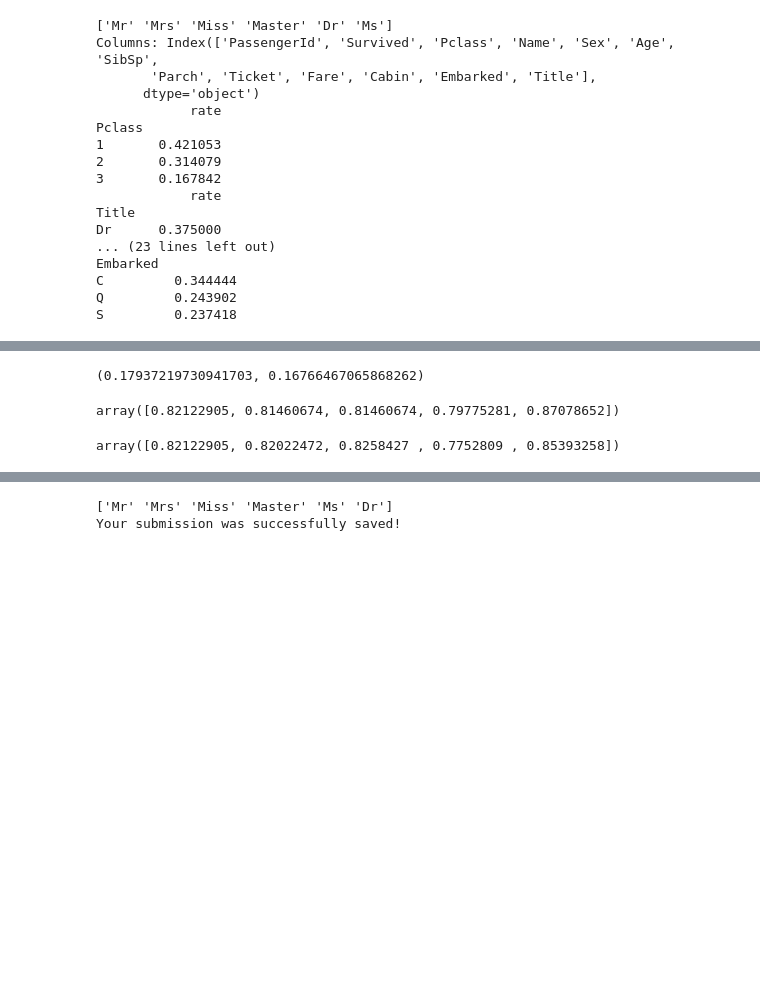
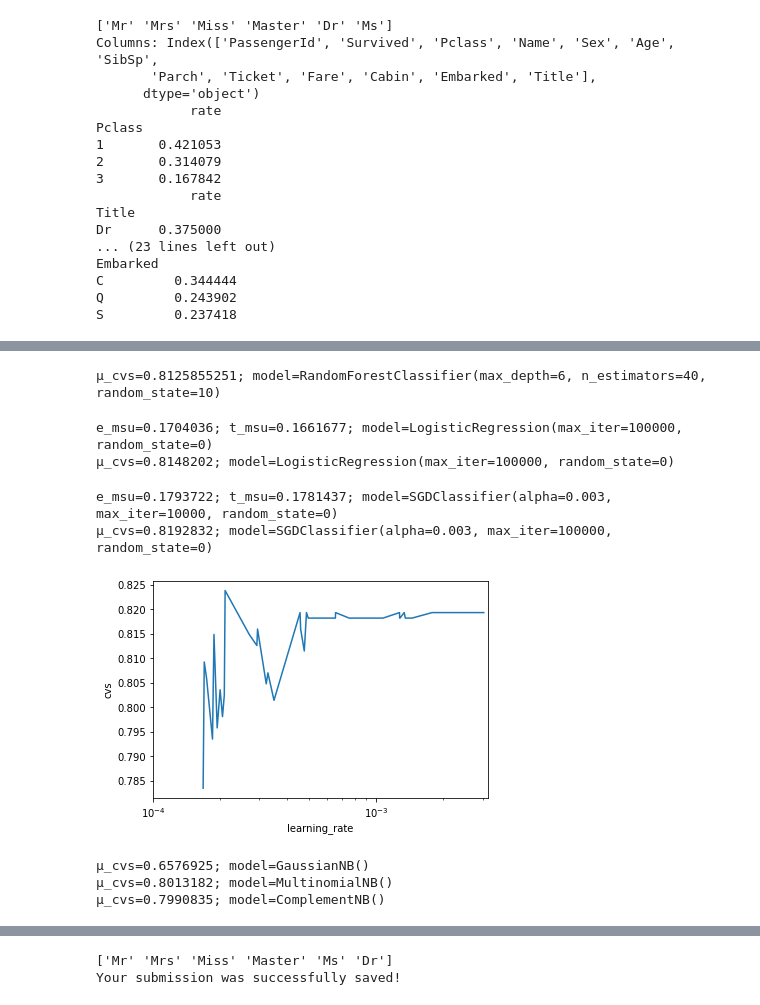
Before and after one commit to Jallermax/ML_experiments, a Jupyter notebook: notebooks/getting-started-with-titanic-v2.ipynb, the cells around one changed output, grey strips where cells are left out. Cells and saved outputs as stored; diff of their text form; code cells hidden in the pictures; blank space fills up the shorter version.

Commit message:
restructure + add more models for comparing

```diff
--- a/notebooks/getting-started-with-titanic-v2.ipynb
+++ b/notebooks/getting-started-with-titanic-v2.ipynb
@@ -156,6 +153,7 @@ Q         0.243902
 S         0.237418
 # %%
 from sklearn.metrics import mean_squared_error
+from sklearn.model_selection import cross_val_score
 
 def eval_msu(x_train, x_eval, y_train, y_eval, _model):
     _model.fit(x_train, train_y)
@@ -163,8 +161,14 @@ def eval_msu(x_train, x_eval, y_train, y_eval, _model):
     msu = mean_squared_error(y_eval, eval_predictions)
     train_predictions = _model.predict(x_train)
     train_msu = mean_squared_error(y_train, train_predictions)
-    # print(f"Eval msu = {msu}")
     return msu, train_msu
+
+def print_msu(x_train, x_eval, y_train, y_eval, _model):
+    msu, train_msu = eval_msu(x_train, x_eval, y_train, y_eval, _model)
+    print(f"e_msu={msu:.7f}; t_msu={train_msu:.7f}; model={_model}")
+
+def print_cvs(_model, x_eval, y_eval):
+    print(f"µ_cvs={cross_val_score(_model, x_eval, y_eval, cv=5).mean():.7f}; model={_model}")
 # %%
 from sklearn.ensemble import RandomForestClassifier
 
@@ -228,17 +215,61 @@ train_m=0.16317; CVS=0.81707
+# %%
+model = RandomForestClassifier(n_estimators=40, max_depth=6, random_state=10)
+print_cvs(model, X.fillna(X.mean()), y)
+
+def plot_random_forest_by_depth_and_est():
+    for d in range(4, 15):
+        forest_accuracy_estimators(X.fillna(X.mean()), y, train_x, eval_x, train_y, eval_y, d, max_est=400, est_step=10)
+    plt.legend()
+    plt.show()
+# plot_random_forest_by_depth_and_est()
+# %% [output]
+µ_cvs=0.8125855251; model=RandomForestClassifier(max_depth=6, n_estimators=40, random_state=10)
 # %%
 from sklearn.linear_model import LogisticRegression
 
-model = LogisticRegression(random_state=0, max_iter=10000)
+model = LogisticRegression(random_state=0, max_iter=100000)
 model.fit(train_x, train_y)
-eval_msu(train_x, eval_x, train_y, eval_y, model)
+print_msu(train_x, eval_x, train_y, eval_y, model)
+print_cvs(model, X.fillna(X.mean()), y)
 # %% [output]
-(0.17937219730941703, 0.16766467065868262)
+e_msu=0.1704036; t_msu=0.1661677; model=LogisticRegression(max_iter=100000, random_state=0)
+µ_cvs=0.8148202; model=LogisticRegression(max_iter=100000, random_state=0)
-# %%
-from sklearn.model_selection import cross_val_score
-cross_val_score(LogisticRegression(random_state=0, max_iter=1000), X.fillna(X.mean()), y, cv=5)
-# %% [output]
-array([0.82122905, 0.81460674, 0.81460674, 0.79775281, 0.87078652])
-# %%
-cross_val_score(RandomForestClassifier(n_estimators=40, max_depth=6, random_state=10), X.fillna(X.mean()), y, cv=5)
-# %% [output]
-array([0.82122905, 0.82022472, 0.8258427 , 0.7752809 , 0.85393258])
+# %%
+from sklearn.linear_model import SGDClassifier
+
+print_msu(train_x, eval_x, train_y, eval_y, SGDClassifier(random_state=0, max_iter=10000, alpha=0.003))
+print_cvs(SGDClassifier(random_state=0, max_iter=100000, alpha=0.003), X.fillna(X.mean()), y)
+
+def plot_sgd_by_lr():
+    graph = {}
+    for i in range(50):
+        exp = -1.3 * np.random.rand() - 2.5
+        alpha = 10 ** exp
+        cvs = cross_val_score(SGDClassifier(random_state=0, max_iter=100000, alpha=alpha), X.fillna(X.mean()), y,
+                              cv=5).mean()
+        graph[alpha] = cvs
+    lists = sorted(graph.items(), reverse=True)  # sorted by key, return a list of tuples
+    _x, _y = zip(*lists)
+    plt.plot(_x, _y)
+    plt.xscale('log')
+    plt.xlabel('learning_rate')
+    plt.ylabel('cvs')
+    plt.xlim(10 ** -4, 10 ** -2.5)
+    plt.show()
+plot_sgd_by_lr()
+# %% [output]
+e_msu=0.1793722; t_msu=0.1781437; model=SGDClassifier(alpha=0.003, max_iter=10000, random_state=0)
+µ_cvs=0.8192832; model=SGDClassifier(alpha=0.003, max_iter=100000, random_state=0)
+[figure, added]
+# %%
+from sklearn.naive_bayes import GaussianNB
+from sklearn.naive_bayes import MultinomialNB
+from sklearn.naive_bayes import ComplementNB
+
+print_cvs(GaussianNB(), X.fillna(X.mean()), y)
+print_cvs(MultinomialNB(), X.fillna(X.mean()), y)
+print_cvs(ComplementNB(), X.fillna(X.mean()), y)
+# %% [output]
+µ_cvs=0.6576925; model=GaussianNB()
+µ_cvs=0.8013182; model=MultinomialNB()
+µ_cvs=0.7990835; model=ComplementNB()
```
Also changed, not shown: parts of 9 cells of this notebook.
